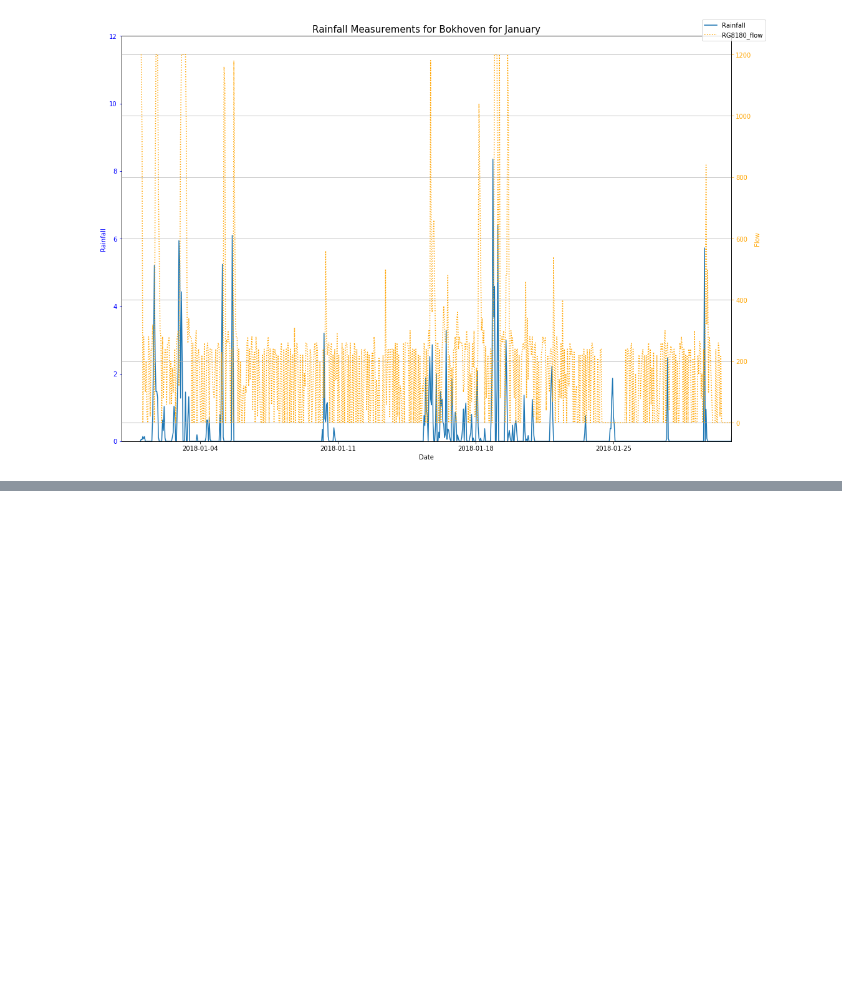
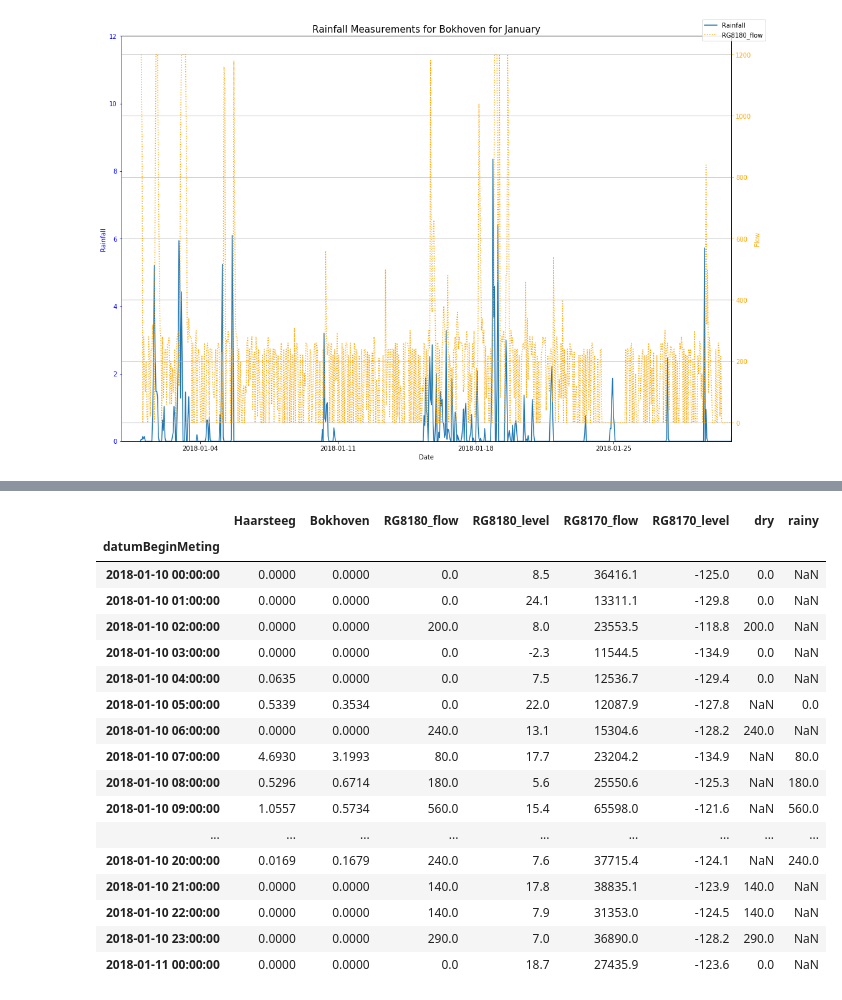
Before and after one commit to rogertian0707/jbg060, a Jupyter notebook: code/combine_rain_pump.ipynb, the cells around one changed output, grey strips where cells are left out. Saved outputs shown, nothing was run; the diff lists cells and outputs as text; code cells hidden in the pictures; blank space fills up the shorter version.

```diff
--- a/code/combine_rain_pump.ipynb
+++ b/code/combine_rain_pump.ipynb
@@ -395,0 +510,21 @@ plt.savefig("../graphs/"+"Bok_flow_Jan.png");
+# %%
+weather_change.loc[datetime.date(2018, 1, 10):datetime.date(2018, 1, 11)]
+# %% [output]
+|  | Haarsteeg | Bokhoven | RG8180_flow | RG8180_level | RG8170_flow | RG8170_level | dry | rainy |
+| datumBeginMeting |  |  |  |  |  |  |  |  |
+| 2018-01-10 00:00:00 | 0.0000 | 0.0000 | 0.0 | 8.5 | 36416.1 | -125.0 | 0.0 | NaN |
+| 2018-01-10 01:00:00 | 0.0000 | 0.0000 | 0.0 | 24.1 | 13311.1 | -129.8 | 0.0 | NaN |
+| 2018-01-10 02:00:00 | 0.0000 | 0.0000 | 200.0 | 8.0 | 23553.5 | -118.8 | 200.0 | NaN |
+| 2018-01-10 03:00:00 | 0.0000 | 0.0000 | 0.0 | -2.3 | 11544.5 | -134.9 | 0.0 | NaN |
+| 2018-01-10 04:00:00 | 0.0635 | 0.0000 | 0.0 | 7.5 | 12536.7 | -129.4 | 0.0 | NaN |
+| 2018-01-10 05:00:00 | 0.5339 | 0.3534 | 0.0 | 22.0 | 12087.9 | -127.8 | NaN | 0.0 |
+| 2018-01-10 06:00:00 | 0.0000 | 0.0000 | 240.0 | 13.1 | 15304.6 | -128.2 | 240.0 | NaN |
+| 2018-01-10 07:00:00 | 4.6930 | 3.1993 | 80.0 | 17.7 | 23204.2 | -134.9 | NaN | 80.0 |
+| 2018-01-10 08:00:00 | 0.5296 | 0.6714 | 180.0 | 5.6 | 25550.6 | -125.3 | NaN | 180.0 |
+| 2018-01-10 09:00:00 | 1.0557 | 0.5734 | 560.0 | 15.4 | 65598.0 | -121.6 | NaN | 560.0 |
+| ... | ... | ... | ... | ... | ... | ... | ... | ... |
+| 2018-01-10 20:00:00 | 0.0169 | 0.1679 | 240.0 | 7.6 | 37715.4 | -124.1 | NaN | 240.0 |
+| 2018-01-10 21:00:00 | 0.0000 | 0.0000 | 140.0 | 17.8 | 38835.1 | -123.9 | 140.0 | NaN |
+| 2018-01-10 22:00:00 | 0.0000 | 0.0000 | 140.0 | 7.9 | 31353.0 | -124.5 | 140.0 | NaN |
+| 2018-01-10 23:00:00 | 0.0000 | 0.0000 | 290.0 | 7.0 | 36890.0 | -128.2 | 290.0 | NaN |
+| 2018-01-11 00:00:00 | 0.0000 | 0.0000 | 0.0 | 18.7 | 27435.9 | -123.6 | 0.0 | NaN |
```
Also changed, not shown: parts of 16 cells of this notebook, 1 other file.
